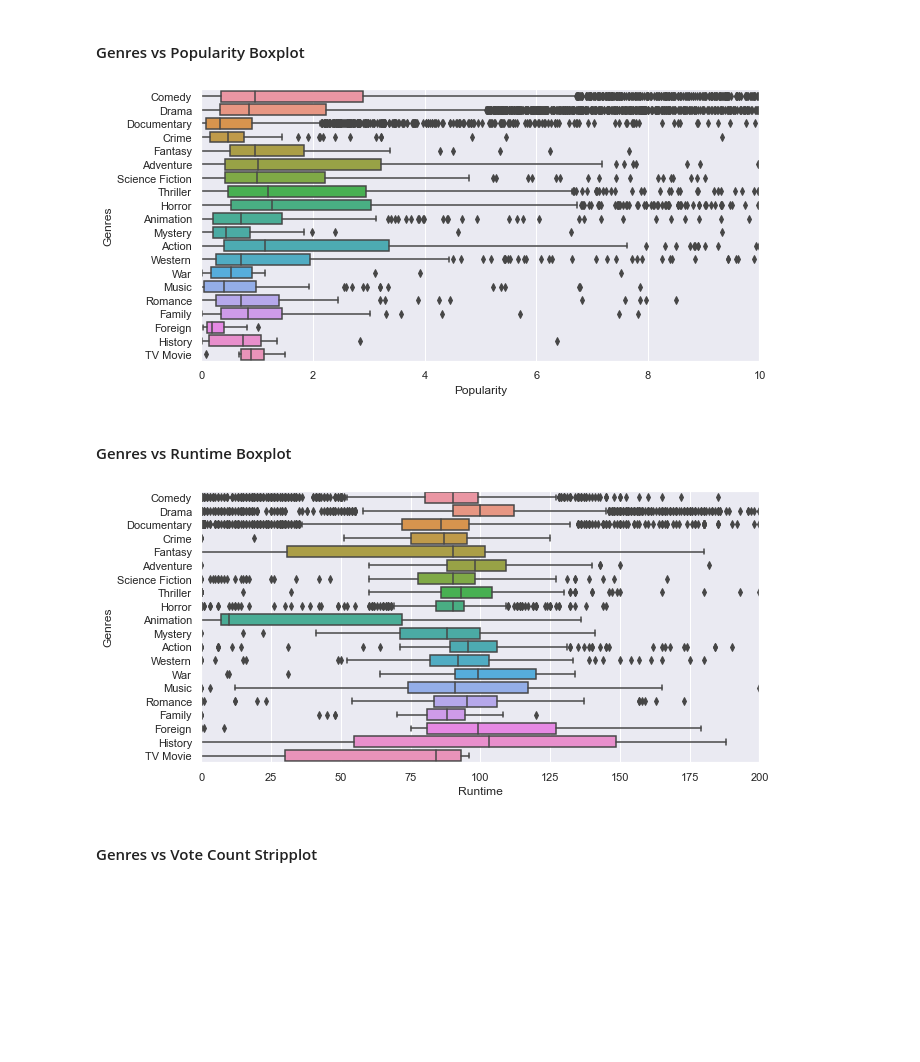
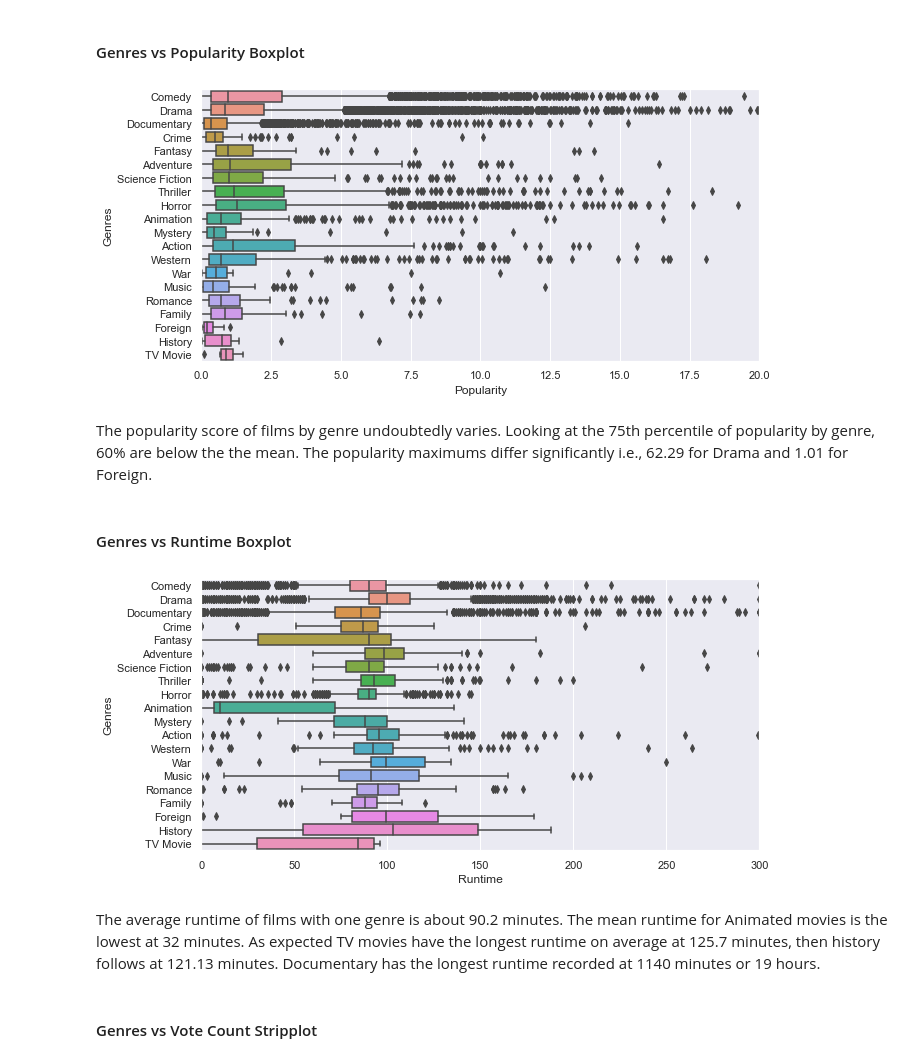
Before and after one commit to sathwikkes/Movie-Recommender-System, a Jupyter notebook: Data-Wrangling-&-Exploratory-Data-Analysis.ipynb, the cells around one changed output. Cells and saved outputs as stored; diff of their text form; code cells hidden in the pictures; blank space fills up the shorter version.

```diff
--- a/Data-Wrangling-&-Exploratory-Data-Analysis.ipynb
+++ b/Data-Wrangling-&-Exploratory-Data-Analysis.ipynb
@@ -869,22 +1043,26 @@ _ = plt.figure(figsize=(10,5))
 _ = sns.boxplot(data = movie_with_one, y=movie_genres_key, x='popularity', orient = "h")
 _ = plt.xlabel('Popularity')
 _ = plt.ylabel('Genres')
-_ = plt.xlim(0,10)
+_ = plt.xlim(0,20)
 plt.show()
 # %% [output]
-[figure, old version]
+[figure, new version]
+# %% [markdown]
+The popularity score of films by genre undoubtedly varies. Looking at the 75th percentile of popularity by genre, 60% are below the the mean. The popularity maximums differ significantly i.e., 62.29 for Drama and 1.01 for Foreign.
 # %% [markdown]
 #### Genres vs Runtime Boxplot<a id='1.6.2.3_Genres_vs_Runtime_Boxplot'></a>
 # %%
 #zoomed into the plot for a better view
 _ = plt.figure(figsize=(10,5))
 _ = sns.boxplot(data = movie_with_one, y=movie_genres_key, x='runtime', orient = "h")
 _ = plt.xlabel('Runtime')
 _ = plt.ylabel('Genres')
-_ = plt.xlim(0,200)
+_ = plt.xlim(0,300)
 plt.show()
 # %% [output]
-[figure, old version]
+[figure, new version]
+# %% [markdown]
+The average runtime of films with one genre is about 90.2 minutes. The mean runtime for Animated movies is the lowest at 32 minutes. As expected TV movies have the longest runtime on average at 125.7 minutes, then history follows at 121.13 minutes. Documentary has the longest runtime recorded at 1140 minutes or 19 hours.
 # %% [markdown]
 #### Genres vs Vote Count Stripplot<a id='1.6.2.4_Genres_vs_Vote_Count_Stripplot'></a>
 # %%
```
Also changed, not shown: parts of 103 cells of this notebook, 1 other file.
